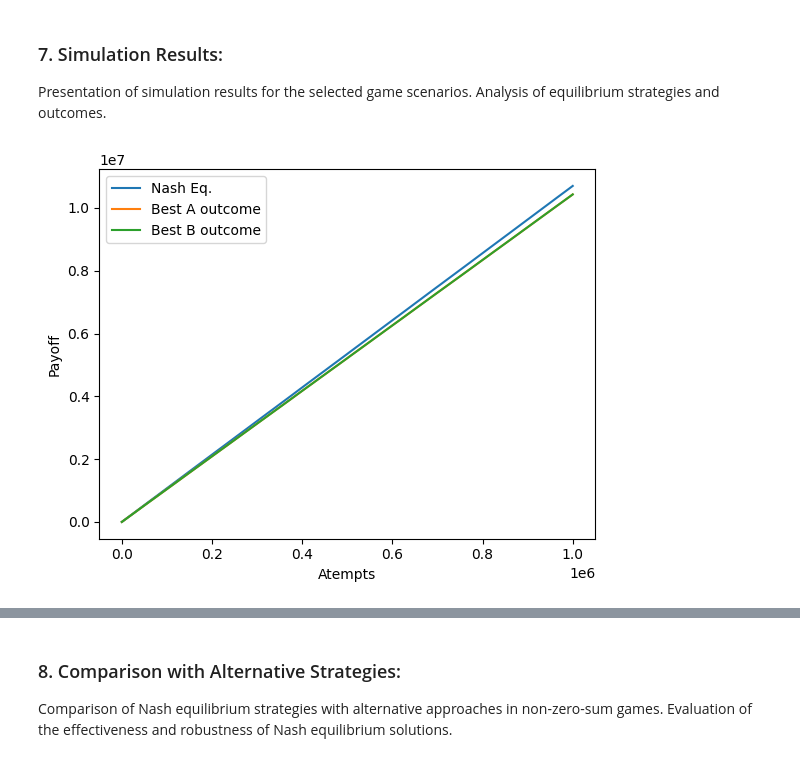
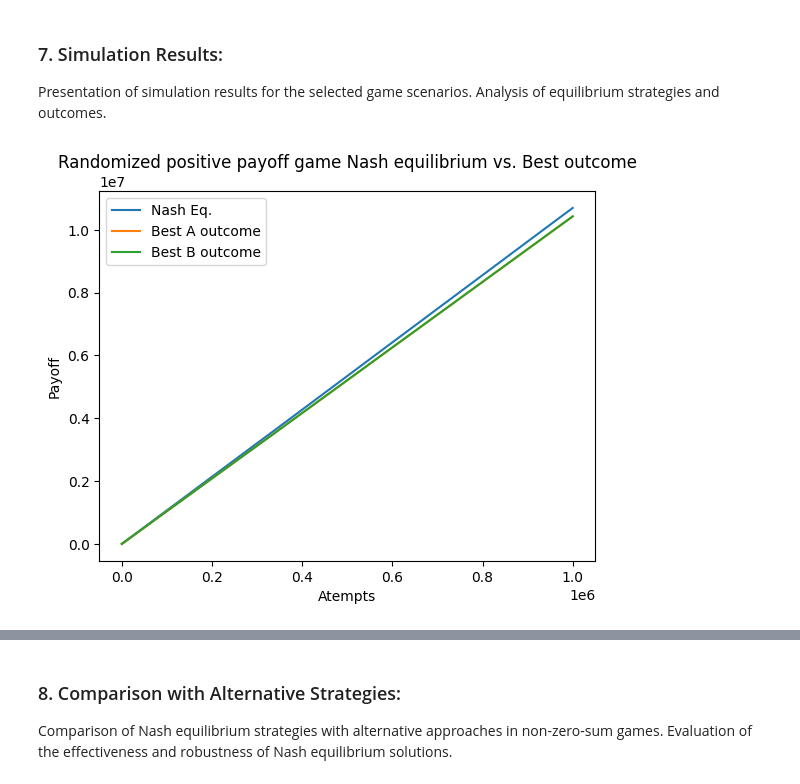
Before and after one commit to mi6oo6im/ml_nash_equilibrium_project, a Jupyter notebook: maximize_common_payoff_through_nash_equilibrium_strategy.ipynb, the cells around one changed output, grey strips where cells are left out. Saved outputs shown, nothing was run; the diff lists cells and outputs as text; code cells hidden in the pictures.

Commit message:
update title

```diff
--- a/maximize_common_payoff_through_nash_equilibrium_strategy.ipynb
+++ b/maximize_common_payoff_through_nash_equilibrium_strategy.ipynb
@@ -148,32 +148,33 @@ def find_negative_payoff_nash_equilibrium(numbers_for_a, numbers_for_b):
 # %%
 # Randomized positive payoff game Nash Equilibrium
 
 nash_eq = []
 a_min = []
 b_min = []
 n_temp = 0
 a_temp = 0
 b_temp = 0
 for i in range(1_000_000):
     numbers_for_a = randomize()
     numbers_for_b = randomize()
     n, a, b = find_positive_payoff_nash_equilibrium(numbers_for_a, numbers_for_b)
     n_temp += n
     a_temp += a
     b_temp += b
     nash_eq.append(n_temp)
     a_min.append(a_temp)
     b_min.append(b_temp)
 x = list(range(1, len(nash_eq) + 1))
+plt.title("Randomized positive payoff game Nash equilibrium vs. Best outcome")
 plt.plot(x, nash_eq, label = 'Nash Eq.')
 plt.plot(x, a_min, label = 'Best A outcome')
 plt.plot(x, b_min, label = 'Best B outcome')
 plt.legend()
 plt.xlabel('Atempts')
 plt.ylabel('Payoff')
 plt.show()
 # %% [output]
-[figure, old version]
+[figure, new version]
 # %%
 # Randomized negative payoff game Nash Equilibrium Prisoner's dilemma
 
```
Also changed, not shown: parts of 1 cell of this notebook.
